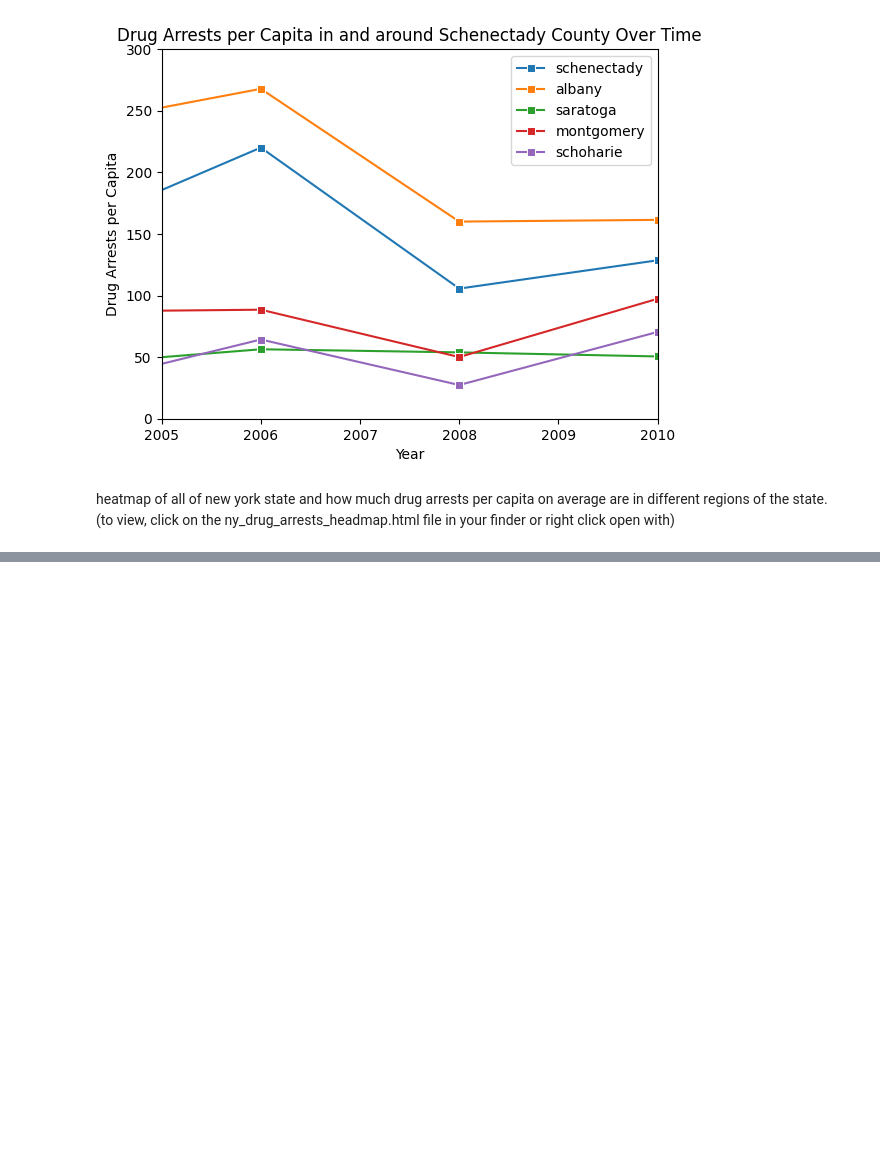
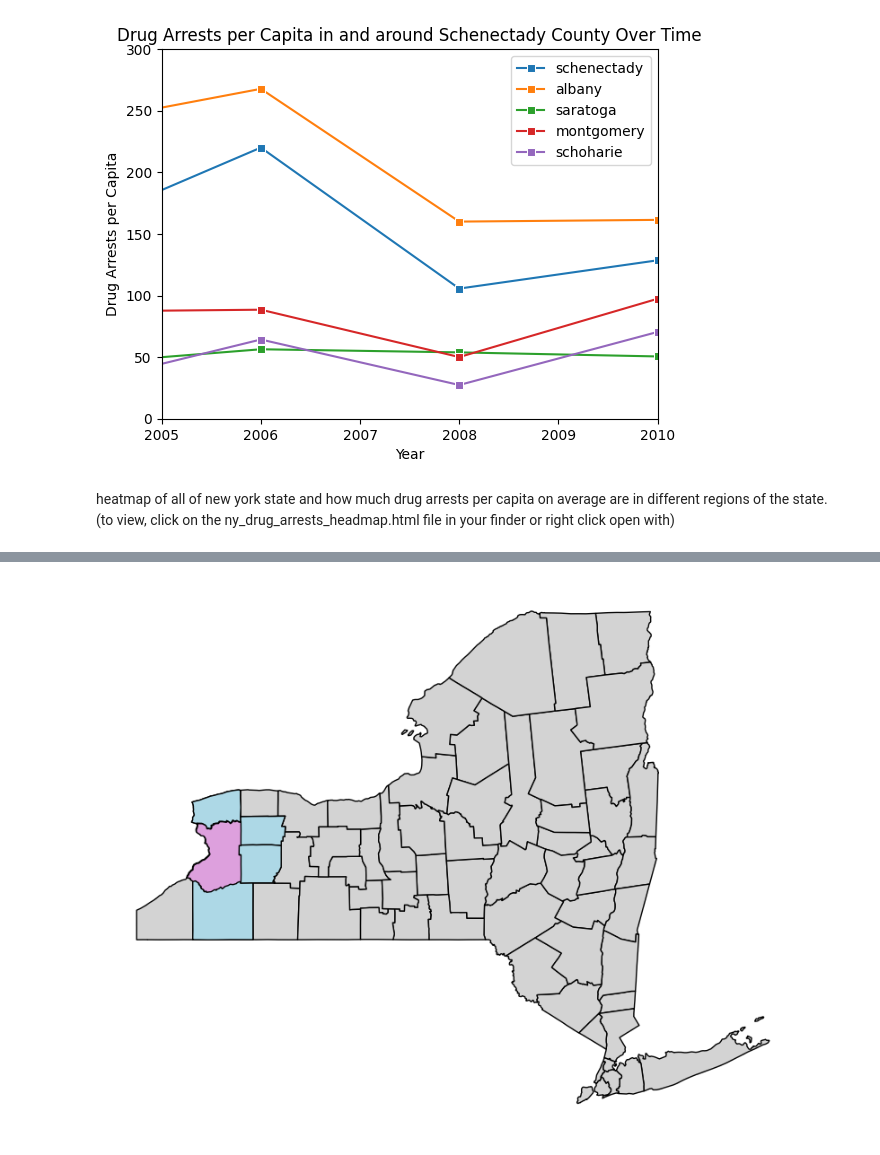
Before and after one commit to dorazzhang/cdj_crime, a Jupyter notebook: data.ipynb, the cells around one changed output, grey strips where cells are left out. Drawn from its saved outputs; the diff is of its cells as text; code cells hidden in the pictures; blank space fills up the shorter version.

```diff
--- a/data.ipynb
+++ b/data.ipynb
@@ -390,0 +427,17 @@ g.set_xticklabels(g.get_xticklabels(),rotation="vertical")
+# %%
+highlight_names = ['Genesee', 'Wyoming', 'Cattaraugus', 'Niagara']
+dark_highlight_name = ['Erie']
+highlighted = ny_counties[ny_counties['NAME'].isin(highlight_names)]
+dark_highlighted = ny_counties[ny_counties['NAME'].isin(dark_highlight_name)]
+
+fig, ax = plt.subplots(figsize=(10, 10))
+
+ny_counties.plot(ax=ax, color='lightgray', edgecolor='black')
+
+highlighted.plot(ax=ax, color='lightblue', edgecolor='black')
+dark_highlighted.plot(ax=ax, color='plum', edgecolor='black')
+
+plt.axis('off')
+plt.show()
+# %% [output]
+[figure, added]
```
Also changed, not shown: parts of 8 cells of this notebook, 9 other files.
